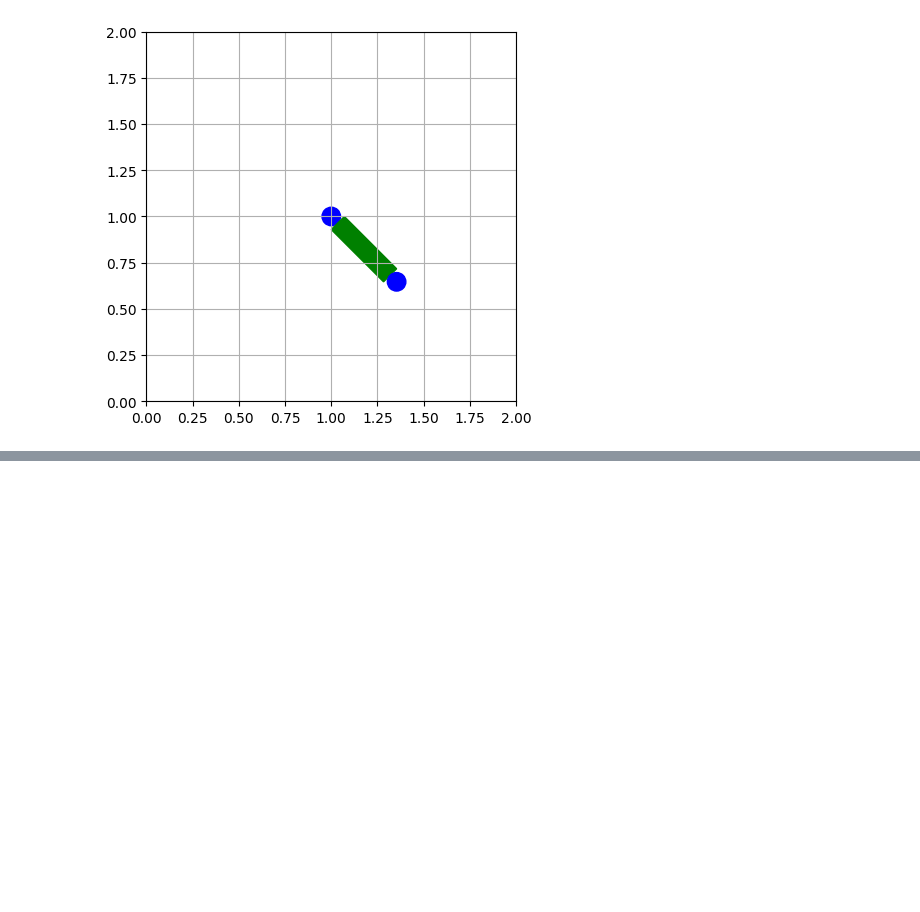
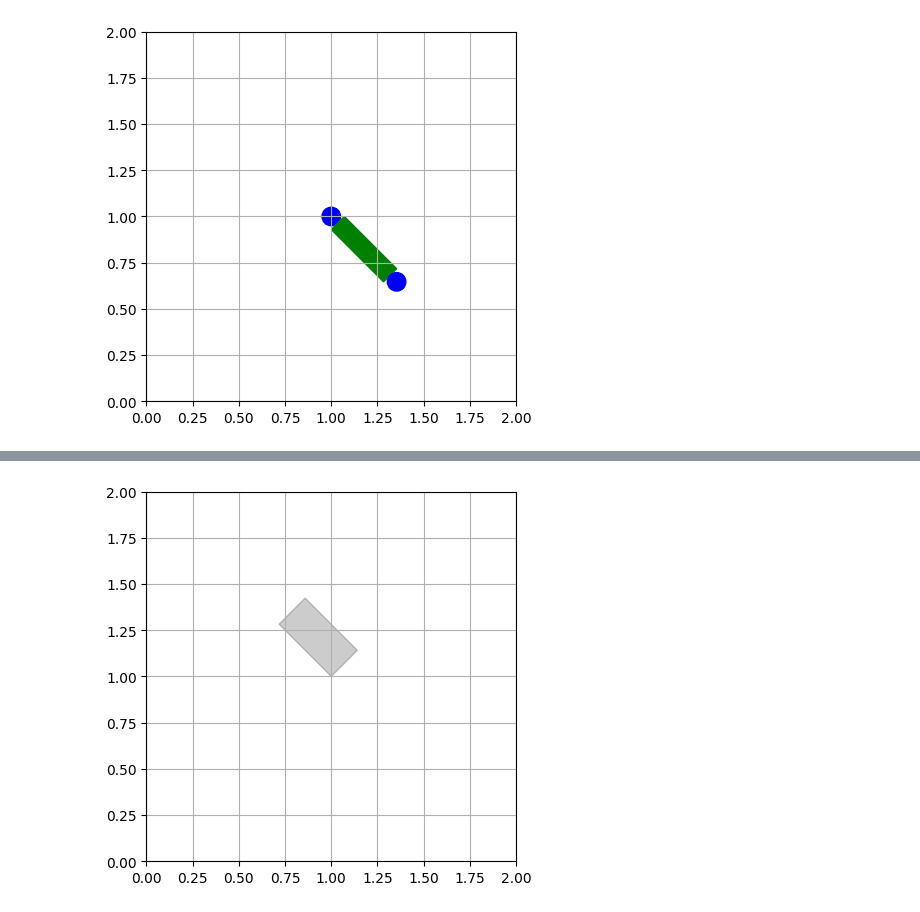
Before and after one commit to Sina-Haz/Robotics-1, a Jupyter notebook: Project_1.ipynb, the cells around one changed output, grey strips where cells are left out. Saved outputs shown, nothing was run; the diff lists cells and outputs as text; code cells hidden in the pictures; blank space fills up the shorter version.

```diff
--- a/Project_1.ipynb
+++ b/Project_1.ipynb
@@ -190,0 +194,8 @@ show_scene(ax)
+# %%
+ax = create_plot()
+rect1 = patches.Rectangle((1,1), 0.2, 0.4, fill=True, color = 'black', alpha = 0.2)
+rect1.set_angle(45)
+ax.add_patch(rect1)
+show_scene(ax)
+# %% [output]
+[figure, added]
```
Also changed, not shown: parts of 3 cells of this notebook, 2 other files.
